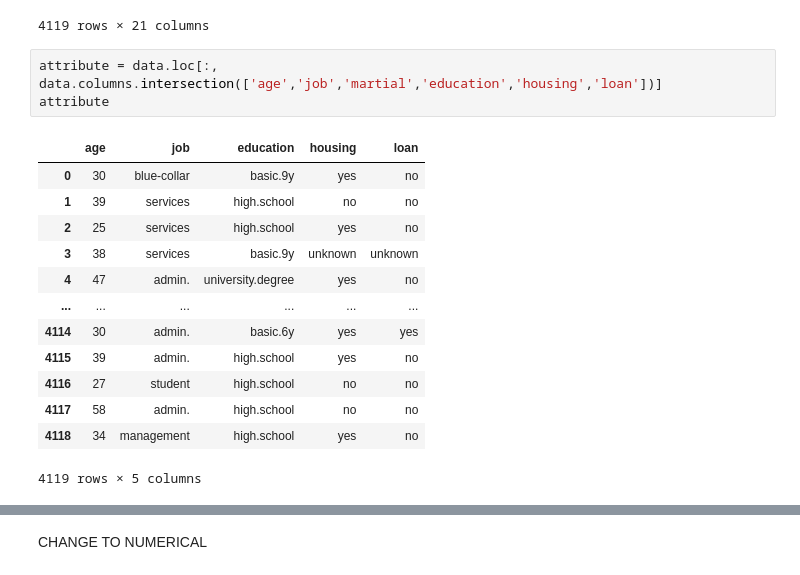
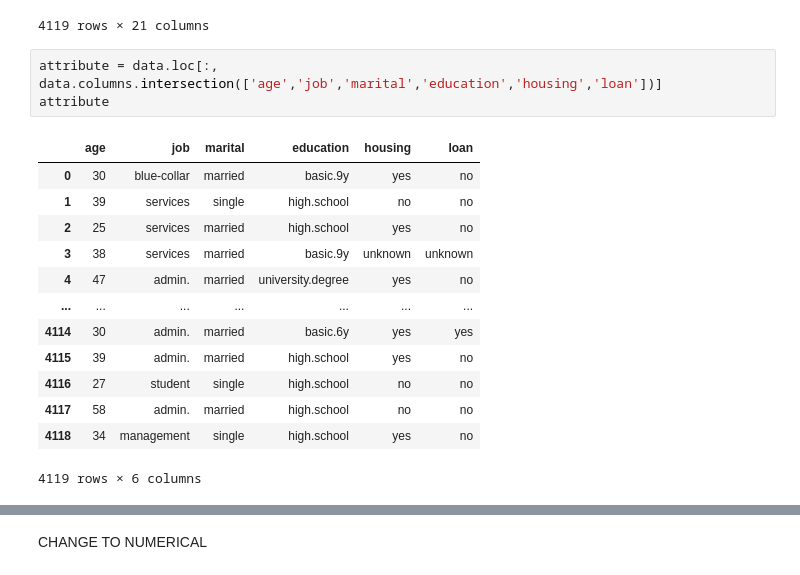
Before and after one commit to peii14/LoanTransaction, a Jupyter notebook: mine.ipynb, the cells around one changed output, grey strips where cells are left out. Saved outputs shown, nothing was run; the diff lists cells and outputs as text.

```diff
--- a/mine.ipynb
+++ b/mine.ipynb
@@ -53,19 +53,19 @@ data
 | 4118 | 34 | management | single | high.school | no | yes | no | cellular | nov | wed,175,1,999,0 | ... |
 4119 rows × 21 columns
 # %%
-attribute = data.loc[:, data.columns.intersection(['age','job','martial','education','housing','loan'])]
+attribute = data.loc[:, data.columns.intersection(['age','job','marital','education','housing','loan'])]
 attribute
 # %% [output]
-|  | age | job | education | housing | loan |
-| 0 | 30 | blue-collar | basic.9y | yes | no |
-| 1 | 39 | services | high.school | no | no |
-| 2 | 25 | services | high.school | yes | no |
-| 3 | 38 | services | basic.9y | unknown | unknown |
-| 4 | 47 | admin. | university.degree | yes | no |
-| ... | ... | ... | ... | ... | ... |
-| 4114 | 30 | admin. | basic.6y | yes | yes |
-| 4115 | 39 | admin. | high.school | yes | no |
-| 4116 | 27 | student | high.school | no | no |
-| 4117 | 58 | admin. | high.school | no | no |
-| 4118 | 34 | management | high.school | yes | no |
+|  | age | job | marital | education | housing | loan |
+| 0 | 30 | blue-collar | married | basic.9y | yes | no |
+| 1 | 39 | services | single | high.school | no | no |
+| 2 | 25 | services | married | high.school | yes | no |
+| 3 | 38 | services | married | basic.9y | unknown | unknown |
+| 4 | 47 | admin. | married | university.degree | yes | no |
+| ... | ... | ... | ... | ... | ... | ... |
+| 4114 | 30 | admin. | married | basic.6y | yes | yes |
+| 4115 | 39 | admin. | married | high.school | yes | no |
+| 4116 | 27 | student | single | high.school | no | no |
+| 4117 | 58 | admin. | married | high.school | no | no |
+| 4118 | 34 | management | single | high.school | yes | no |
-4119 rows × 5 columns
+4119 rows × 6 columns
```
Also changed, not shown: parts of 2 cells of this notebook.
